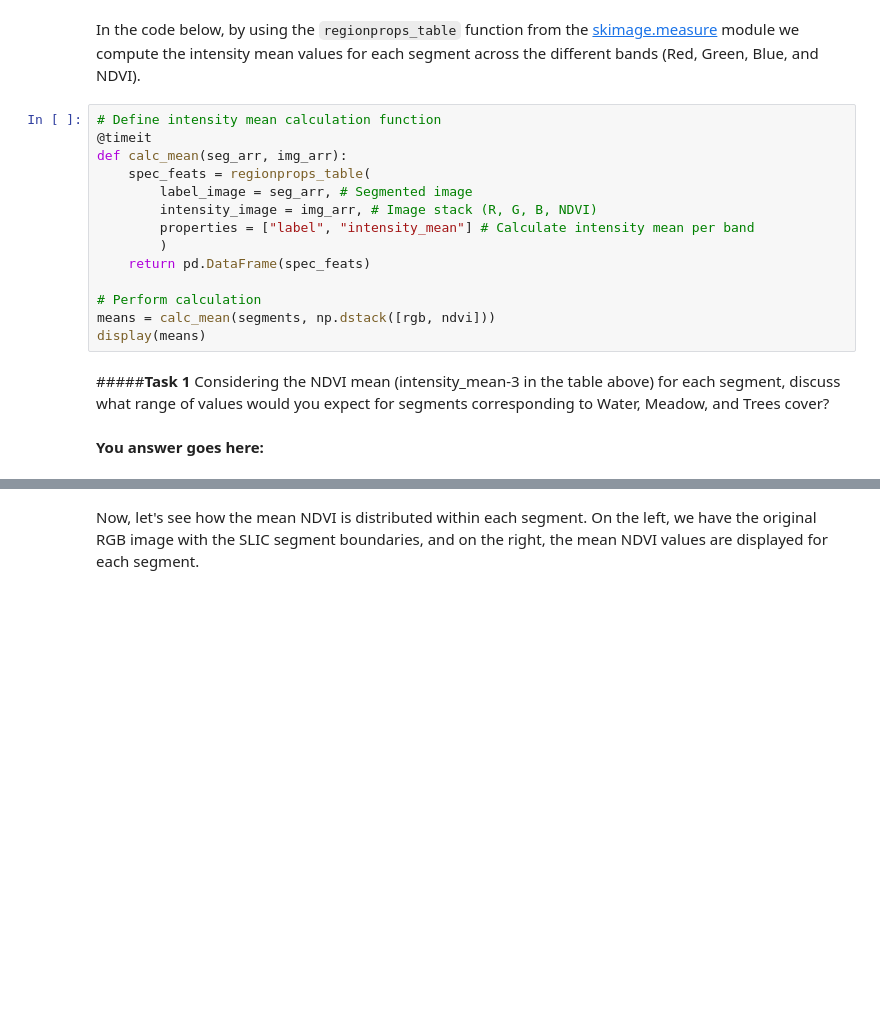
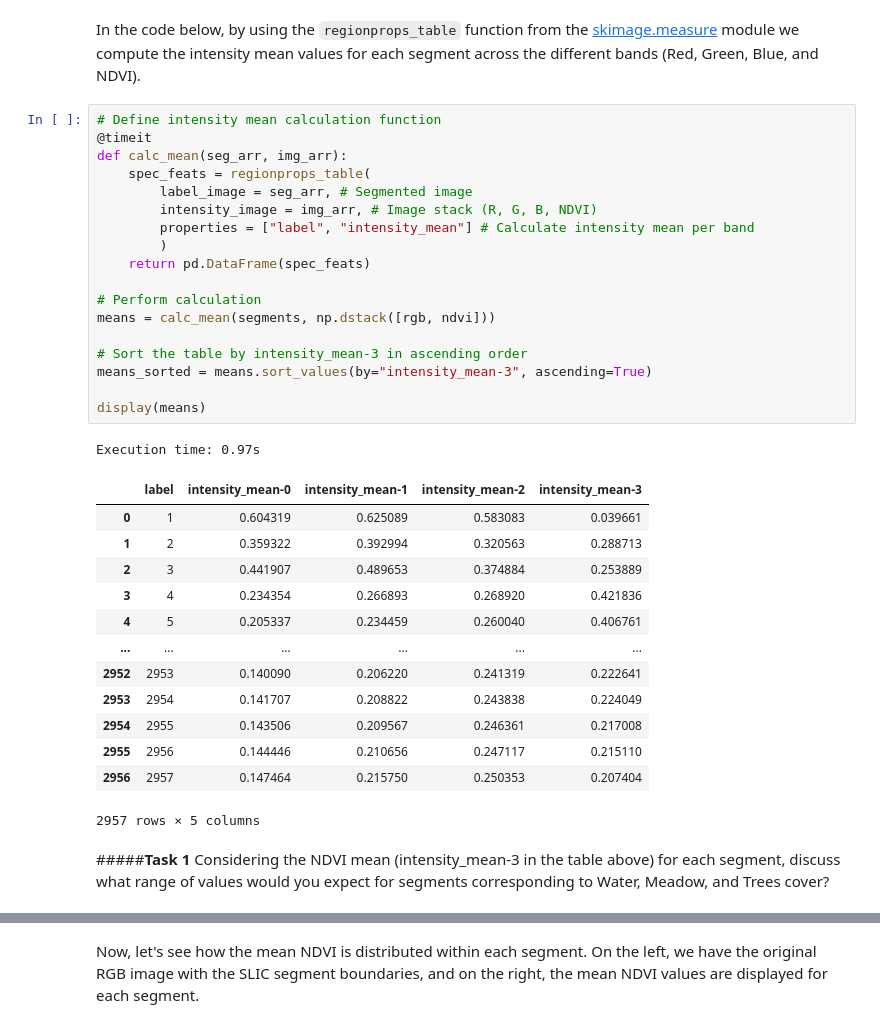
Before and after one commit to dmter/OBIA, a Jupyter notebook: 02_features_extraction_exercise.ipynb, the cells around one changed output, grey strips where cells are left out. Cells and saved outputs as stored; diff of their text form; blank space fills up the shorter version.

```diff
--- a/02_features_extraction_exercise.ipynb
+++ b/02_features_extraction_exercise.ipynb
@@ -140,19 +137,36 @@ In the code below, by using the `regionprops_table` function from the [skimage.m
 # %%
 # Define intensity mean calculation function
 @timeit
 def calc_mean(seg_arr, img_arr):
     spec_feats = regionprops_table(
         label_image = seg_arr, # Segmented image
         intensity_image = img_arr, # Image stack (R, G, B, NDVI)
         properties = ["label", "intensity_mean"] # Calculate intensity mean per band
         )
     return pd.DataFrame(spec_feats)
 
 # Perform calculation
 means = calc_mean(segments, np.dstack([rgb, ndvi]))
+
+# Sort the table by intensity_mean-3 in ascending order
+means_sorted = means.sort_values(by="intensity_mean-3", ascending=True)
+
 display(means)
+# %% [output]
+Execution time: 0.97s
+|  | label | intensity_mean-0 | intensity_mean-1 | intensity_mean-2 | intensity_mean-3 |
+| 0 | 1 | 0.604319 | 0.625089 | 0.583083 | 0.039661 |
+| 1 | 2 | 0.359322 | 0.392994 | 0.320563 | 0.288713 |
+| 2 | 3 | 0.441907 | 0.489653 | 0.374884 | 0.253889 |
+| 3 | 4 | 0.234354 | 0.266893 | 0.268920 | 0.421836 |
+| 4 | 5 | 0.205337 | 0.234459 | 0.260040 | 0.406761 |
+| ... | ... | ... | ... | ... | ... |
+| 2952 | 2953 | 0.140090 | 0.206220 | 0.241319 | 0.222641 |
+| 2953 | 2954 | 0.141707 | 0.208822 | 0.243838 | 0.224049 |
+| 2954 | 2955 | 0.143506 | 0.209567 | 0.246361 | 0.217008 |
+| 2955 | 2956 | 0.144446 | 0.210656 | 0.247117 | 0.215110 |
+| 2956 | 2957 | 0.147464 | 0.215750 | 0.250353 | 0.207404 |
+2957 rows × 5 columns
 # %% [markdown]
 #####**Task 1**
 Considering the NDVI mean (intensity_mean-3 in the table above) for each segment, discuss what range of values would you expect for segments corresponding to Water, Meadow, and Trees cover?
-# %% [markdown]
-**You answer goes here:**
```
Also changed, not shown: parts of 5 cells of this notebook.
